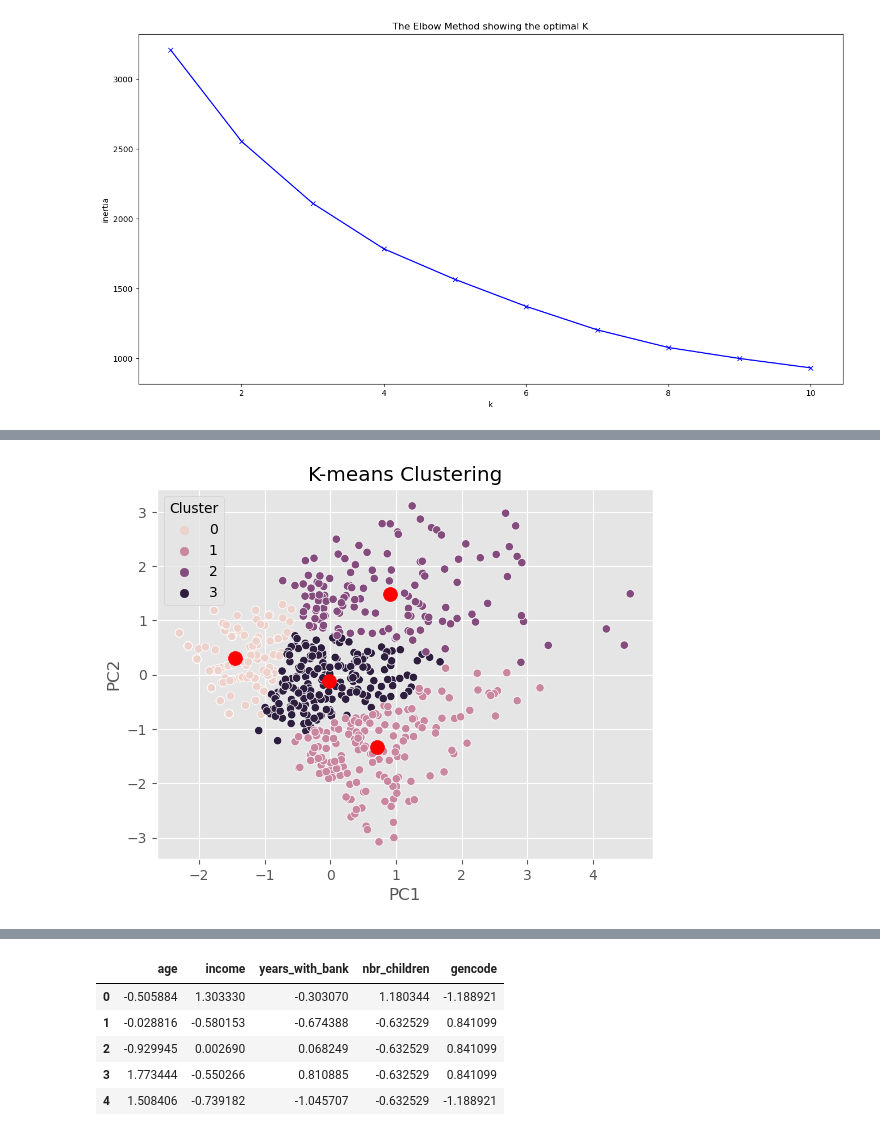
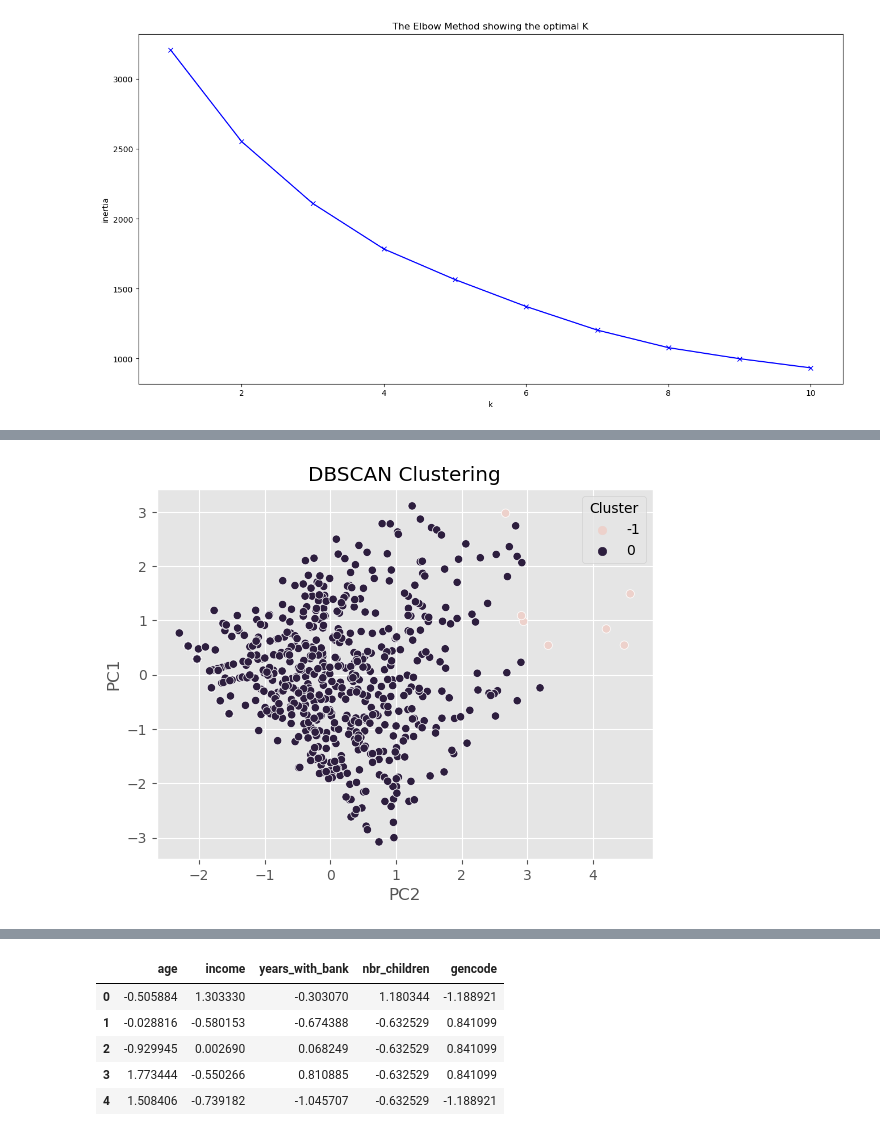
Before and after one commit to tombra1984/LHL-ClusteringProject, a Jupyter notebook: demographic clustering.ipynb, the cells around one changed output, grey strips where cells are left out. Saved outputs shown, nothing was run; the diff lists cells and outputs as text; code cells hidden in the pictures.

```diff
--- a/demographic clustering.ipynb
+++ b/demographic clustering.ipynb
@@ -15,10 +15,6 @@ cluster_data_df.head()
 | 2 | 1362485 | 278.479306 | 1100.00 | 0.00 | 45.49 | 22690 | 25 | ... |
 | 3 | 1362486 | 98.289600 | 0.00 | 116.24 | 3312.27 | 10701 | 76 | ... |
 | 4 | 1362487 | 211.563389 | 1548.23 | 12.89 | 1401.21 | 6605 | 71 | ... |
-# %%
-cluster_data_df['city'] =pd.factorize(cluster_data_df.city_name)[0]
-
-#cluster_data_df
 # %%
 cluster_data_df['gencode'] =pd.factorize(cluster_data_df.gender)[0]
 
@@ -126,0 +123,9 @@ plt.show()
+# %%
+#Kmeans with 3 clusters
+model = KMeans(3)
+model.fit(df_scaled)
+
+#create a df with the original data but with the assigned cluster label
+df_with_clusters = demographic_df.copy()
+df_with_clusters['label'] = model.predict(df_scaled)
+df_with_clusters.head()
@@ -207,49 +334,42 @@ plt.show()
 # %%
 import pandas as pd
+import seaborn as sns
 import matplotlib.pyplot as plt
-from sklearn.cluster import KMeans
-from sklearn.preprocessing import StandardScaler
-import seaborn as sns
+from sklearn.cluster import DBSCAN
+
+
 
 # Select the columns for clustering
-selected_columns = ['PC1', 'PC2']
+selected_columns = ['pca0', 'pca1']
 
 # Extract the selected columns as the feature matrix
 X = df_pca[selected_columns]
 
-# Specify the number of clusters (K)
-n_clusters = 4
+# Set the parameters for DBSCAN
+eps = 0.5  # The maximum distance between two samples to be considered as in the same neighborhood
+min_samples = 5  # The minimum number of samples in a neighborhood for a point to be considered as a core point
 
-# Perform K-means clustering
-kmeans = KMeans(n_clusters=n_clusters)
-kmeans.fit(df_pca)
+# Perform DBSCAN clustering
+dbscan = DBSCAN(eps=eps, min_samples=min_samples)
+cluster_labels = dbscan.fit_predict(X)
 
-# Get the cluster labels assigned to each data point
-cluster_labels = kmeans.labels_
+#create a df with the original data but with the assigned cluster label
 
+df_with_clusters['label'] = model.predict(df_scaled)
 
-# Get the cluster centroids
-cluster_centers = kmeans.cluster_centers_
 
 # Add cluster labels to the DataFrame
 df_pca['Cluster'] = cluster_labels
 
-# Define a color palette for the clusters
-cluster_colors = ["red", "green", "blue", "yellow"]  # Add more colors if needed
-
-
 # Visualize the clustering results
-sns.scatterplot(x='PC1', y='PC2', hue='Cluster', data=df_pca)
-
-# Plot the cluster centroids
-plt.scatter(cluster_centers[:, 0], cluster_centers[:, 1], c='red', marker='o', s=100)
+sns.scatterplot(x='pca0', y='pca1', hue='Cluster', data=df_pca)
 
 # Add labels and title
-plt.xlabel('PC1')
-plt.ylabel('PC2')
-plt.title('K-means Clustering')
+plt.xlabel('PC2')
+plt.ylabel('PC1')
+plt.title('DBSCAN Clustering')
 
 # Display the plot
 plt.show()
 # %% [output]
-[figure, old version]
+[figure, new version]
```
Also changed, not shown: parts of 17 cells of this notebook.
